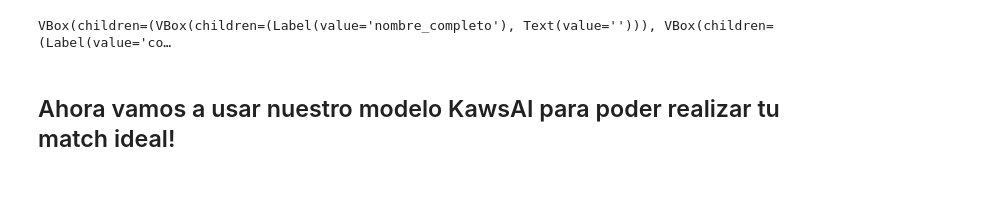
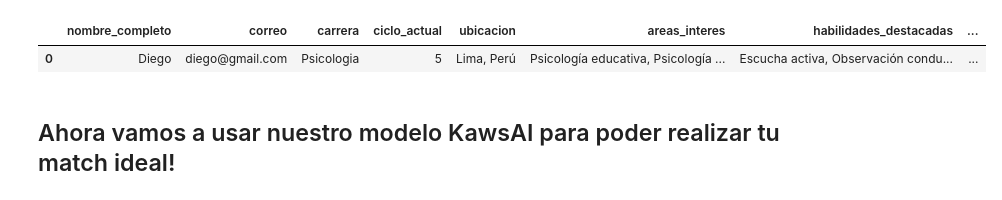
Before and after one commit to DiegoMucha/chambeaya-ai-core, a Jupyter notebook: KawsAI-prueba.ipynb, the cells around one changed output. Drawn from its saved outputs; the diff is of its cells as text; code cells hidden in the pictures.

```diff
--- a/KawsAI-prueba.ipynb
+++ b/KawsAI-prueba.ipynb
@@ -100,6 +85,7 @@ import mostrar_demo as md
-# %%
-display(formulario)
-# %% [output]
-VBox(children=(VBox(children=(Label(value='nombre_completo'), Text(value=''))), VBox(children=(Label(value='co…
+# %%
+estudiante_nuevo.head()
+# %% [output]
+|  | nombre_completo | correo | carrera | ciclo_actual | ubicacion | areas_interes | habilidades_destacadas | ... |
+| 0 | Diego | diego@gmail.com | Psicologia | 5 | Lima, Perú | Psicología educativa, Psicología ... | Escucha activa, Observación condu... | ... |
 # %% [markdown]
 ## Ahora vamos a usar nuestro modelo KawsAI para poder realizar tu match ideal!
```
Also changed, not shown: parts of 13 cells of this notebook, 6 other files.
